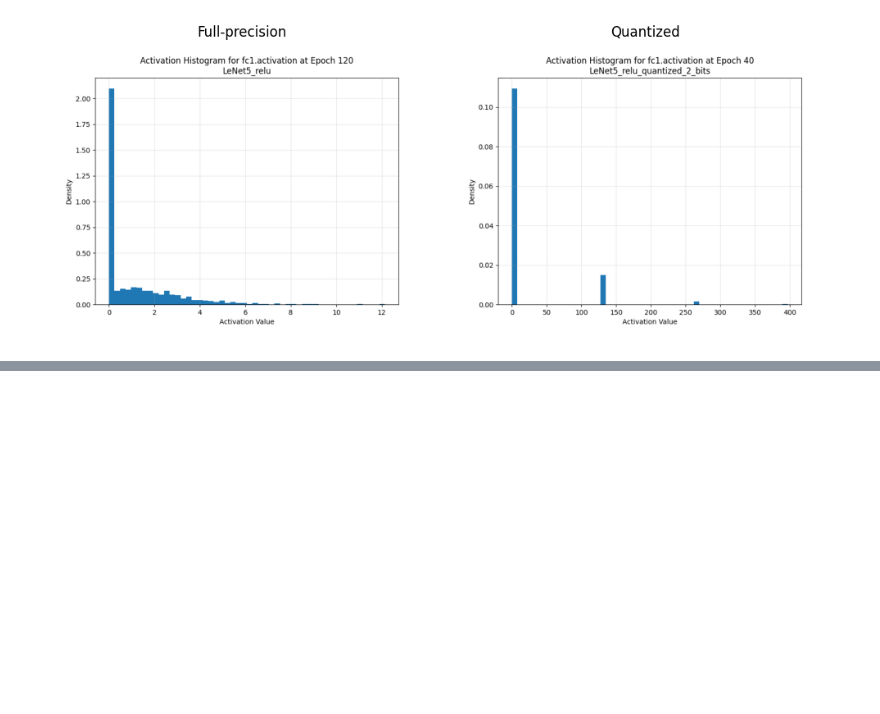
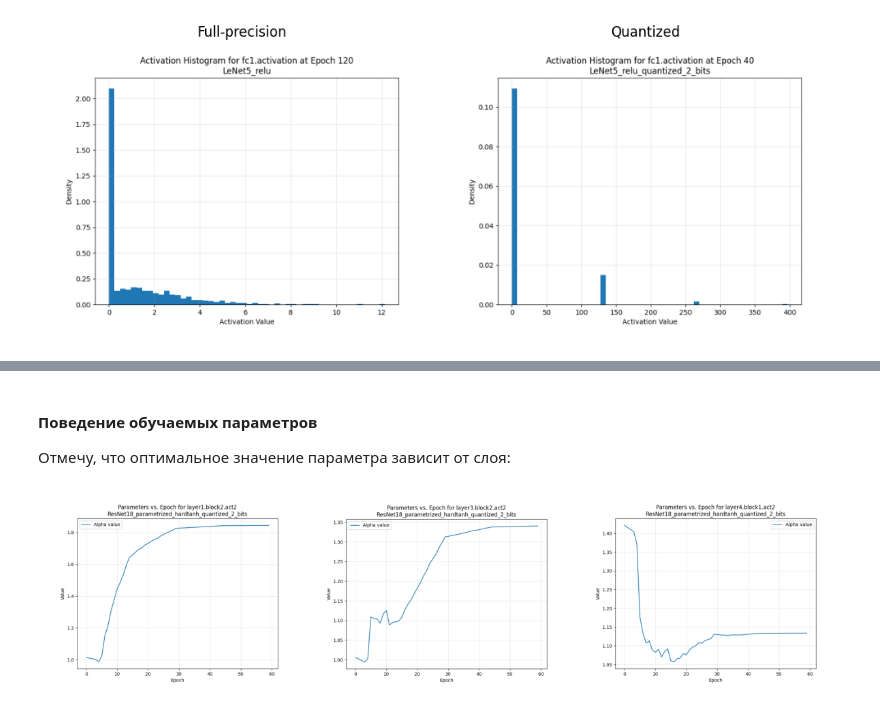
Before and after one commit to Darisishe/quantization, a Jupyter notebook: analysis.ipynb, the cells around one changed output, grey strips where cells are left out. Cells and saved outputs as stored; diff of their text form; code cells hidden in the pictures; blank space fills up the shorter version.

```diff
--- a/analysis.ipynb
+++ b/analysis.ipynb
@@ -330,0 +444,28 @@ plot_comparisons(activations=["parametrized_relu", "parametrized_hardtanh"])
+# %% [markdown]
+#### Поведение обучаемых параметров
+
+Отмечу, что оптимальное значение параметра зависит от слоя:
+# %%
+import matplotlib.pyplot as plt
+import matplotlib.image as mpimg
+
+
+first = mpimg.imread('plots/ResNet18_parametrized_hardtanh_quantized_2_bits/activations_parameters/layer1.block2.act2.png')
+second = mpimg.imread('plots/ResNet18_parametrized_hardtanh_quantized_2_bits/activations_parameters/layer3.block2.act2.png')
+third = mpimg.imread('plots/ResNet18_parametrized_hardtanh_quantized_2_bits/activations_parameters/layer4.block1.act2.png')
+
+fig, axes = plt.subplots(1, 3, figsize=(12, 8))
+
+axes[0].imshow(first)
+axes[0].axis('off')
+
+axes[1].imshow(second)
+axes[1].axis('off')
+
+axes[2].imshow(third)
+axes[2].axis('off')
+
+plt.tight_layout()
+plt.show()
+# %% [output]
+[figure, added]
```
Also changed, not shown: parts of 8 cells of this notebook.
